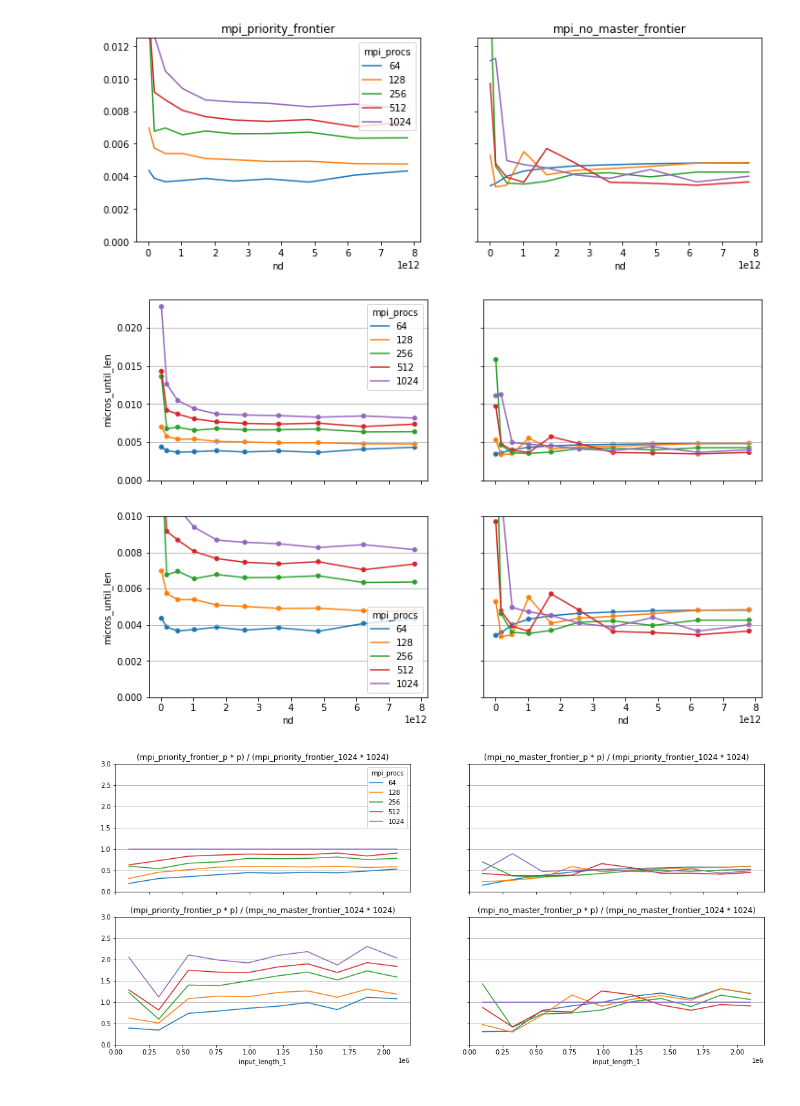
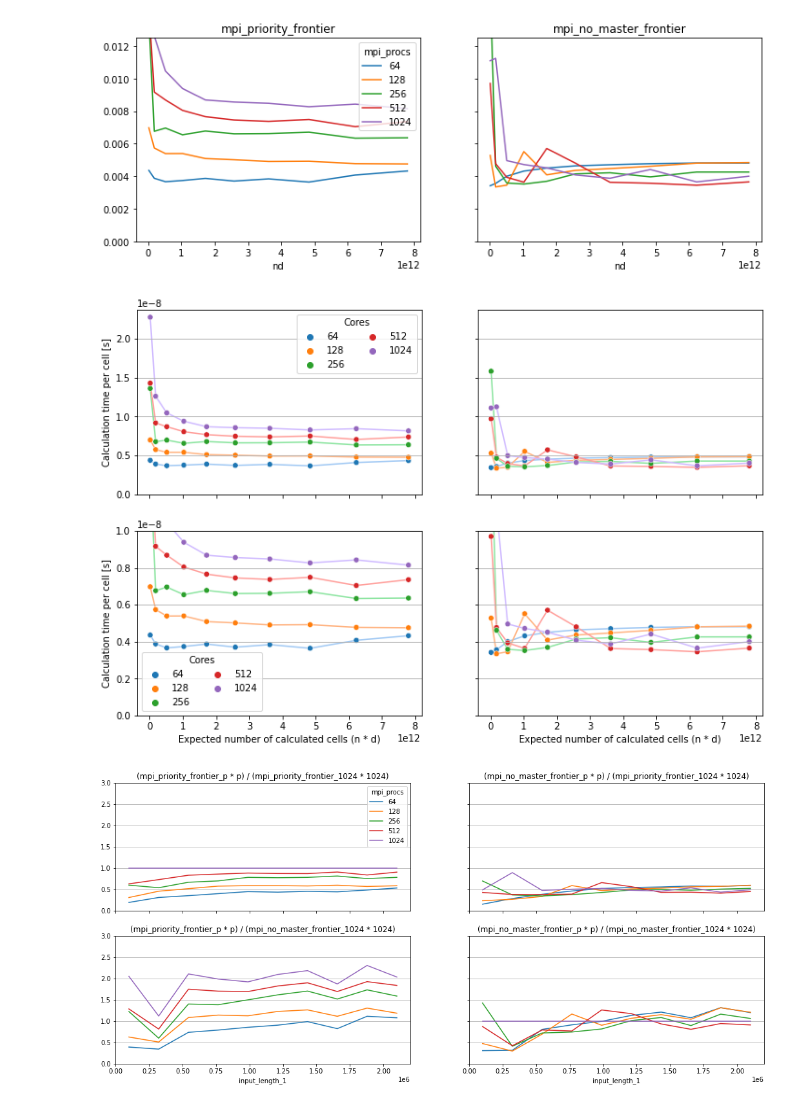
Before and after one commit to tehwalris/mpi-myers-diff, a Jupyter notebook: notebooks/benchmark-analysis-euler-presentation/independent_large.ipynb, the cells around one changed output. Saved outputs shown, nothing was run; the diff lists cells and outputs as text; code cells hidden in the pictures.

Commit message:
Central helper function for nice plots

```diff
--- a/notebooks/benchmark-analysis-euler-presentation/independent_large.ipynb
+++ b/notebooks/benchmark-analysis-euler-presentation/independent_large.ipynb
@@ -40,12 +49,20 @@ palette = {mpi_procs: color for mpi_procs, color in zip(sorted(benchmark_results
 fig, ax = plt.subplots(1, 2, figsize=(12, 4), sharex=True, sharey=True)
 for diff_program_i, diff_program in enumerate(['mpi_priority_frontier', 'mpi_no_master_frontier']):
     temp = benchmark_results.copy()
+    temp['seconds_until_len'] = temp['micros_until_len'] * 1e-6
     temp = temp[(temp['diff_program'] == diff_program) & (temp['input_strategy'] == 'independent')]
 
-    temp_2 = temp.groupby(['input_length_1', 'mpi_procs'])['micros_until_len'].median().unstack('mpi_procs')
+    temp_2 = temp.groupby(['input_length_1', 'mpi_procs'])['seconds_until_len'].median().unstack('mpi_procs')
 
     this_ax = ax[diff_program_i]
-    sns.scatterplot(data=temp, x='input_length_1', y='micros_until_len', hue='mpi_procs', palette=palette, ax=this_ax, legend=(diff_program_i == 0), );
-    temp_2.plot(ax=this_ax, legend=False);
-    this_ax.set_title(diff_program)
+    plot_scatter_with_lines(
+        ax=this_ax,
+        scatter_data=temp,
+        line_data=temp_2,
+        x_key='input_length_1',
+        y_key='seconds_until_len',
+        hue_key='mpi_procs',
+        show_legend=diff_program_i == 0,
+    )
+    this_ax.set_title(nice_name_map[diff_program])
 # %% [output]
@@ -70,22 +87,29 @@ for diff_program_i, diff_program in enumerate(['mpi_priority_frontier', 'mpi_no_
 # %%
 palette = {mpi_procs: color for mpi_procs, color in zip(sorted(benchmark_results.mpi_procs.dropna().unique()), sns.color_palette())}
 fig, ax = plt.subplots(2, 2, figsize=(12, 8), sharex=True, sharey='row')
-for y_lim_i, y_lim in enumerate([(0, None), (0, 0.01)]):
+for y_lim_i, y_lim in enumerate([(0, None), (0, 1e-8)]):
     for diff_program_i, diff_program in enumerate(['mpi_priority_frontier', 'mpi_no_master_frontier']):
         temp = benchmark_results.copy()
         temp = temp[(temp['diff_program'] == diff_program) & (temp['input_strategy'] == 'independent')]
         temp['nd'] = temp['input_length_1'] * temp['min_edit_length']
-        temp['micros_until_len'] = temp['micros_until_len'] * temp['mpi_procs'].fillna(1) / temp['nd']
+        temp['seconds_per_cell'] = temp['micros_until_len'] * temp['mpi_procs'].fillna(1) / temp['nd'] * 1e-6
 
-        temp_2 = temp.groupby(['nd', 'mpi_procs'])['micros_until_len'].median().unstack('mpi_procs')
+        temp_2 = temp.groupby(['nd', 'mpi_procs'])['seconds_per_cell'].median().unstack('mpi_procs')
 
         this_ax = ax[y_lim_i][diff_program_i]
-        sns.scatterplot(data=temp, x='nd', y='micros_until_len', hue='mpi_procs', palette=palette, ax=this_ax, legend=(diff_program_i == 0));
-        temp_2.plot(ax=this_ax, legend=False);
+        plot_scatter_with_lines(
+            ax=this_ax,
+            scatter_data=temp,
+            line_data=temp_2,
+            x_key='nd',
+            y_key='seconds_per_cell',
+            hue_key='mpi_procs',
+            show_legend=diff_program_i == 0,
+        )
         this_ax.set_ylim(*y_lim)
         this_ax.grid(axis='y')
 # %% [output]
-[figure, old version]
+[figure, new version]
 # %%
 reference_cores = 1024
 
```
Also changed, not shown: parts of 4 cells of this notebook, 2 other files.
